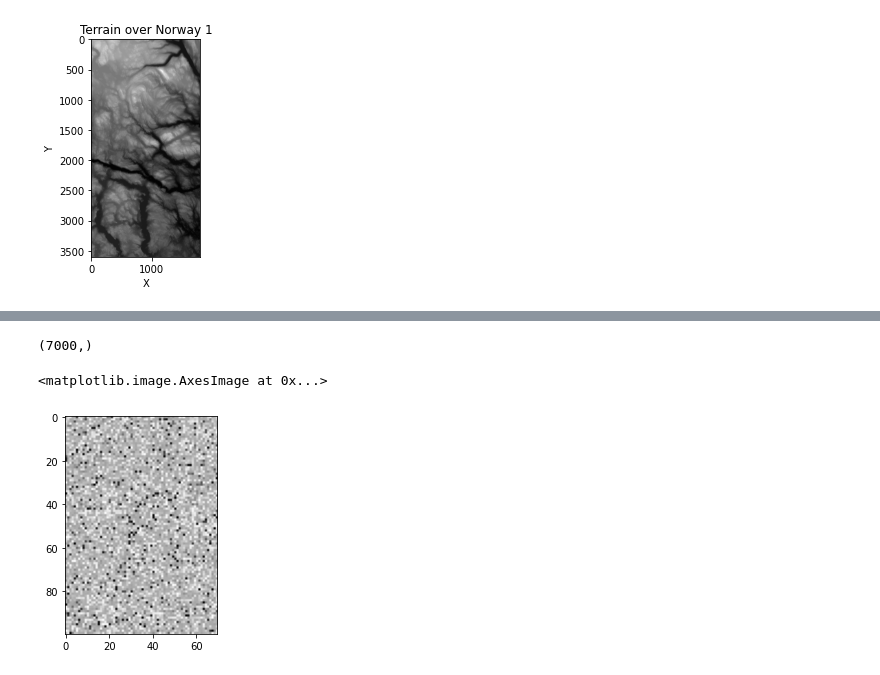
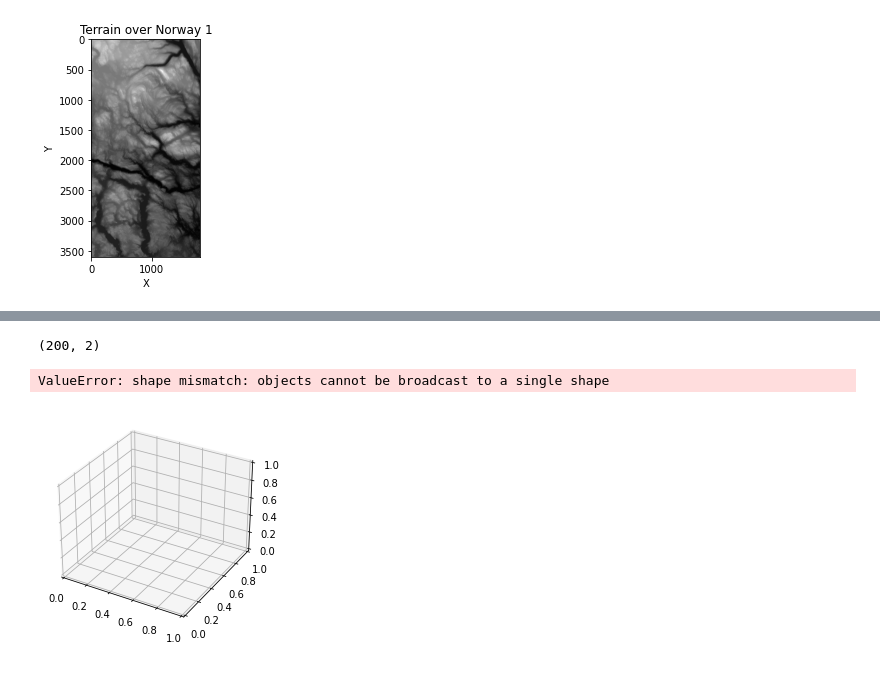
Before and after one commit to espentn/FYS-STK3155, a Jupyter notebook: FYS-STK3155.ipynb, the cells around one changed output, grey strips where cells are left out. Saved outputs shown, nothing was run; the diff lists cells and outputs as text; code cells hidden in the pictures.

```diff
--- a/FYS-STK3155.ipynb
+++ b/FYS-STK3155.ipynb
@@ -799,9 +807,55 @@ The MSE value for a polynomial of order 25, OLS train: 60.258562827178295
-# %%
-print(y_tilde.shape)
-
-plt.figure()
-plt.imshow(y_tilde.reshape(newLength,70), cmap='gray')
-# %% [output]
-(7000,)
-<matplotlib.image.AxesImage at 0x...>
-[figure, removed]
+# %%
+SS = ShuffleSplit(n_splits=1, test_size=0.3)
+SS.get_n_splits(x1, x2)
+train_index, _ = next(SS.split(x1, x2))
+
+st = 100
+
+x1_plot = x1[:,train_index[:st]]
+x2_plot = x2[:,train_index[:st]]
+# print(x1_plot)
+print(x2_plot.shape)
+
+fig = plt.figure()
+ax = fig.gca(projection='3d')
+# print(y_tilde)
+
+# Plot the surface.
+surf = ax.plot_surface(x1_plot, x2_plot, y_tilde[:].reshape((10, st)), cmap=cm.coolwarm,
+                       linewidth=0, antialiased=False)
+
+# Customize the z axis.
+ax.set_zlim(-0.10, 1.40)
+ax.zaxis.set_major_locator(LinearLocator(10))
+ax.zaxis.set_major_formatter(FormatStrFormatter('%.02f'))
+ax.set_xlabel('$x1$', fontsize=20, rotation=150)
+ax.set_ylabel('$x2$', fontsize=20, rotation=150)
+ax.set_zlabel('$y$', fontsize=20, rotation=150)
+
+# Add a color bar which maps values to colors.
+fig.colorbar(surf, shrink=0.5, aspect=5)
+
+plt.show()
+
+fig2 = plt.figure()
+ax2 = fig2.gca(projection='3d')
+
+print(x1_plot.shape)
+# print(y_train)
+# Plot the surface.
+surf2 = ax2.plot_surface(x1_plot, x2_plot, y_train[:20].reshape((10, st)), cmap=cm.coolwarm,
+                       linewidth=0, antialiased=False)
+
+# Customize the z axis.
+ax2.set_zlim(-0.10, 1.40)
+ax2.zaxis.set_major_locator(LinearLocator(10))
+ax2.zaxis.set_major_formatter(FormatStrFormatter('%.02f'))
+
+# Add a color bar which maps values to colors.
+fig2.colorbar(surf, shrink=0.5, aspect=5)
+
+plt.show()
+# %% [output]
+(200, 2)
+ValueError: shape mismatch: objects cannot be broadcast to a single shape
+[figure, added]
```
Also changed, not shown: parts of 3 cells of this notebook.
